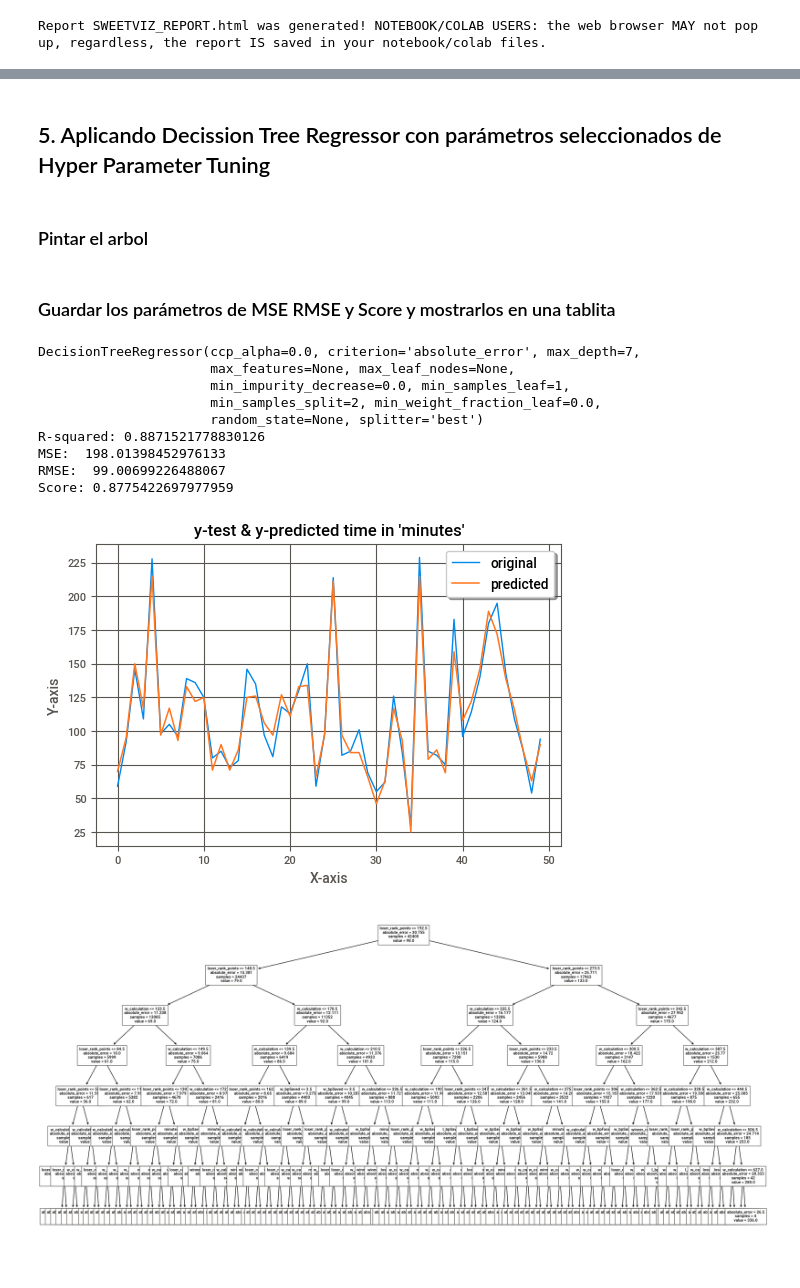
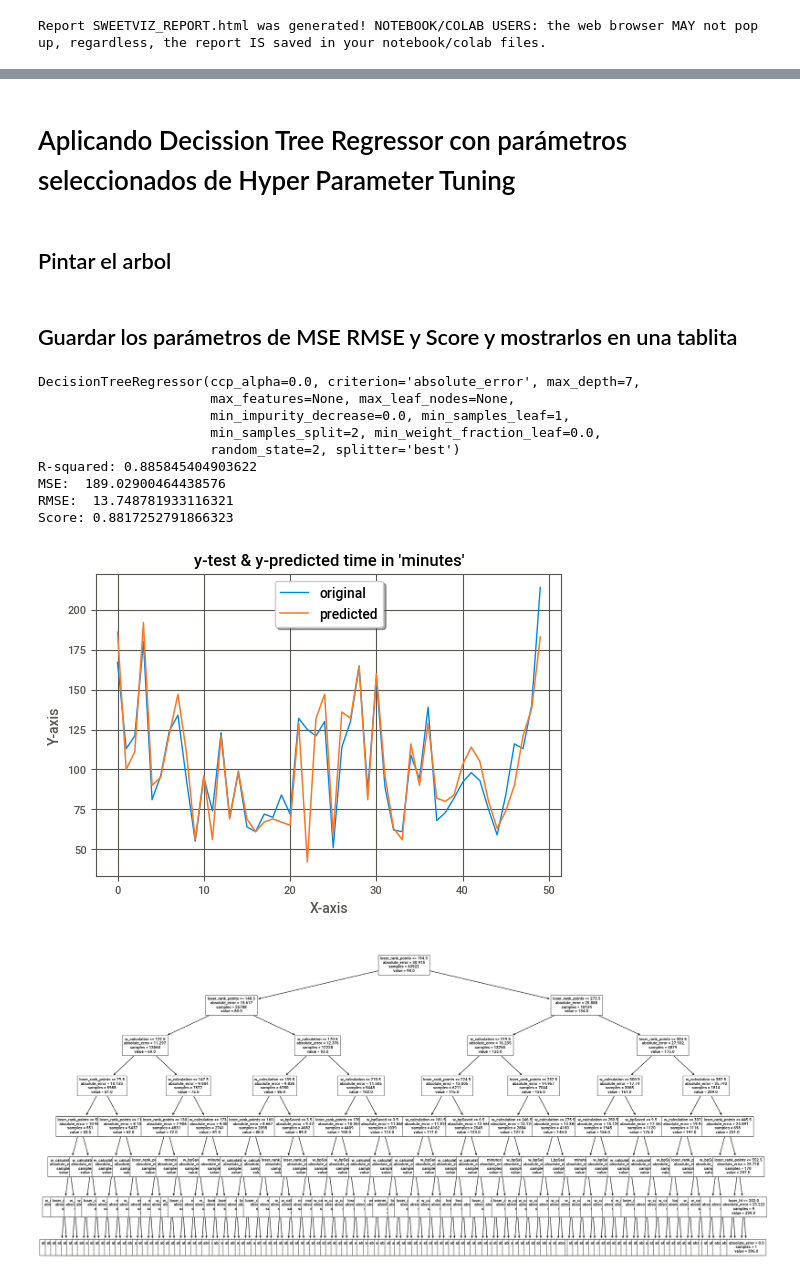
Before and after one commit to luperezsal/DM-Classification-Tree, a Jupyter notebook: Regression.ipynb, the cells around one changed output, grey strips where cells are left out. Saved outputs shown, nothing was run; the diff lists cells and outputs as text; code cells hidden in the pictures.

```diff
--- a/Regression.ipynb
+++ b/Regression.ipynb
@@ -41,0 +32,23 @@ WL_DROP = ['w_svpt', 'w_1stIn', 'w_1stWon', 'w_2ndWon', 'w_SvGms', 'l_svpt', 'l_
+# %%
+MODEL_TIMESTAMP = datetime.now().strftime("%Y-%m-%d__%H-%M-%S")
+
+DATA_PATH = 'data/'
+
+CONFUSION_MATRIX_PATH = 'confusion_matrix/'
+TREE_PATH = 'tree/regression/'
+
+REPORTS_PATH = 'reports/regression/'
+SAMPLE_GRAPH_RESULTS_PATH  = 'sample_graph_result/regression/'
+
+# Resolución de imágenes
+resolution = 300
+
+# Declaramos algunas variables globales
+N_JOBS = 6 # Número de núclos a implementar por gridsearch para el hyper parámeter tuning
+CV = 5 # Número de interaciones para hacer cross validation.
+
+# Parámetros de los winners y losers con los que se realizan cálculos y se debn hacer drop.
+UNNECESSARY_ATTR = ['tourney_id', 'tourney_name', 'winner_name', 'loser_name', 'winner_entry', 'winner_seed', 'loser_entry', 'loser_seed','tourney_date', 'winner_id', 'loser_id', 'score']
+WL_DROP = ['w_svpt', 'w_1stIn', 'w_1stWon', 'w_2ndWon', 'w_SvGms', 'l_svpt', 'l_1stIn', 'l_1stWon', 'l_2ndWon', 'l_SvGms']
+
+MODEL_TIMESTAMP
@@ -68,15 +132,9 @@ df_atp_matches_2020 = pd.read_csv('https://raw.githubusercontent.com/JeffSackman
 # %%
-frame = [df_atp_matches_2000, df_atp_matches_2001, df_atp_matches_2002, df_atp_matches_2003, df_atp_matches_2004, df_atp_matches_2005, df_atp_matches_2006, df_atp_matches_2007, df_atp_matches_2008, df_atp_matches_2009, df_atp_matches_2010, df_atp_matches_2011, df_atp_matches_2012, df_atp_matches_2013, df_atp_matches_2014, df_atp_matches_2015, df_atp_matches_2016, df_atp_matches_2017, df_atp_matches_2017, df_atp_matches_2018, df_atp_matches_2019, df_atp_matches_2020]
-df = pd.concat(frame, ignore_index = True) # definimos ignore index false para que
-
-#print(df.info())
-#print(df.head())
-# vamos a convertir la columna de fecha a date
+df = atp
 
 print('=================================================================')
 print(df.info())
-#print(df.head())
-#print(df.describe())
+print('=================================================================')
 # %% [output]
 =================================================================
 <class 'pandas.core.frame.DataFrame'>
@@ -351,10 +482,11 @@ plt.show()
 # %% [markdown]
-## 5. Aplicando Decission Tree Regressor con parámetros seleccionados de Hyper Parameter Tuning
+# Aplicando Decission Tree Regressor con parámetros seleccionados de Hyper Parameter Tuning
 # %% [markdown]
-### Pintar el arbol
+## Pintar el arbol
 # %% [markdown]
-### Guardar los parámetros de MSE RMSE y Score y mostrarlos en una tablita
+## Guardar los parámetros de MSE RMSE y Score y mostrarlos en una tablita
 # %%
+MODEL_NAME = 'best_hyper_params'
 X = df_regression.drop('minutes', axis = 1)
 y = df_regression['minutes']
 
@@ -368,46 +500,52 @@ dtr = DecisionTreeRegressor(criterion ='absolute_error',
                       max_depth = 7,
                       max_features = None,
                       min_weight_fraction_leaf = 0.0,
-                      random_state = None,
+                      random_state = 2,
                       splitter = 'best')
 
 print(dtr)
 
 
 dtr.fit(X_train, y_train)
 
 score = dtr.score(X_train, y_train)
 print("R-squared:", score)
 
 y_pred = dtr.predict(X_test)
 
 mse = mean_squared_error(y_test, y_pred)
+rmse = mean_squared_error(y_test, y_pred, squared = False)
 print("MSE: ", mse)
-print("RMSE: ", mse*(1/2.0))
+print("RMSE: ", rmse)
 
 score = dtr.score(X_test, y_test)
 print(f"Score: {score}")
 
 x_ax = range(len(y_test[:50]))
 plt.plot(x_ax, y_test[:50], linewidth=1, label="original")
 plt.plot(x_ax, y_pred[:50], linewidth=1.1, label="predicted")
 plt.title("y-test & y-predicted time in 'minutes'")
 plt.xlabel('X-axis')
 plt.ylabel('Y-axis')
 plt.legend(loc='best',fancybox=True, shadow=True)
+
+GRAPH_PATH = f"{SAMPLE_GRAPH_RESULTS_PATH}"
+FILE_NAME  = f"{MODEL_NAME}_{MODEL_TIMESTAMP}.png"
+
 plt.grid(True)
+plt.savefig(GRAPH_PATH + FILE_NAME, dpi = 100)
 plt.show()
 # %% [output]
 DecisionTreeRegressor(ccp_alpha=0.0, criterion='absolute_error', max_depth=7,
                       max_features=None, max_leaf_nodes=None,
                       min_impurity_decrease=0.0, min_samples_leaf=1,
                       min_samples_split=2, min_weight_fraction_leaf=0.0,
-                      random_state=None, splitter='best')
-R-squared: 0.8871521778830126
-MSE:  198.01398452976133
-RMSE:  99.00699226488067
-Score: 0.8775422697977959
+                      random_state=2, splitter='best')
+R-squared: 0.885845404903622
+MSE:  189.02900464438576
+RMSE:  13.748781933116321
+Score: 0.8817252791866323
-[figure, old version]
+[figure, new version]
 # %%
 plt.figure(figsize=(25,12))  # set plot size (denoted in inches)
 tree_plot = tree.plot_tree(dtr, fontsize=8, feature_names = df_regression.columns)
```
Also changed, not shown: parts of 46 cells of this notebook, 19 other files.
